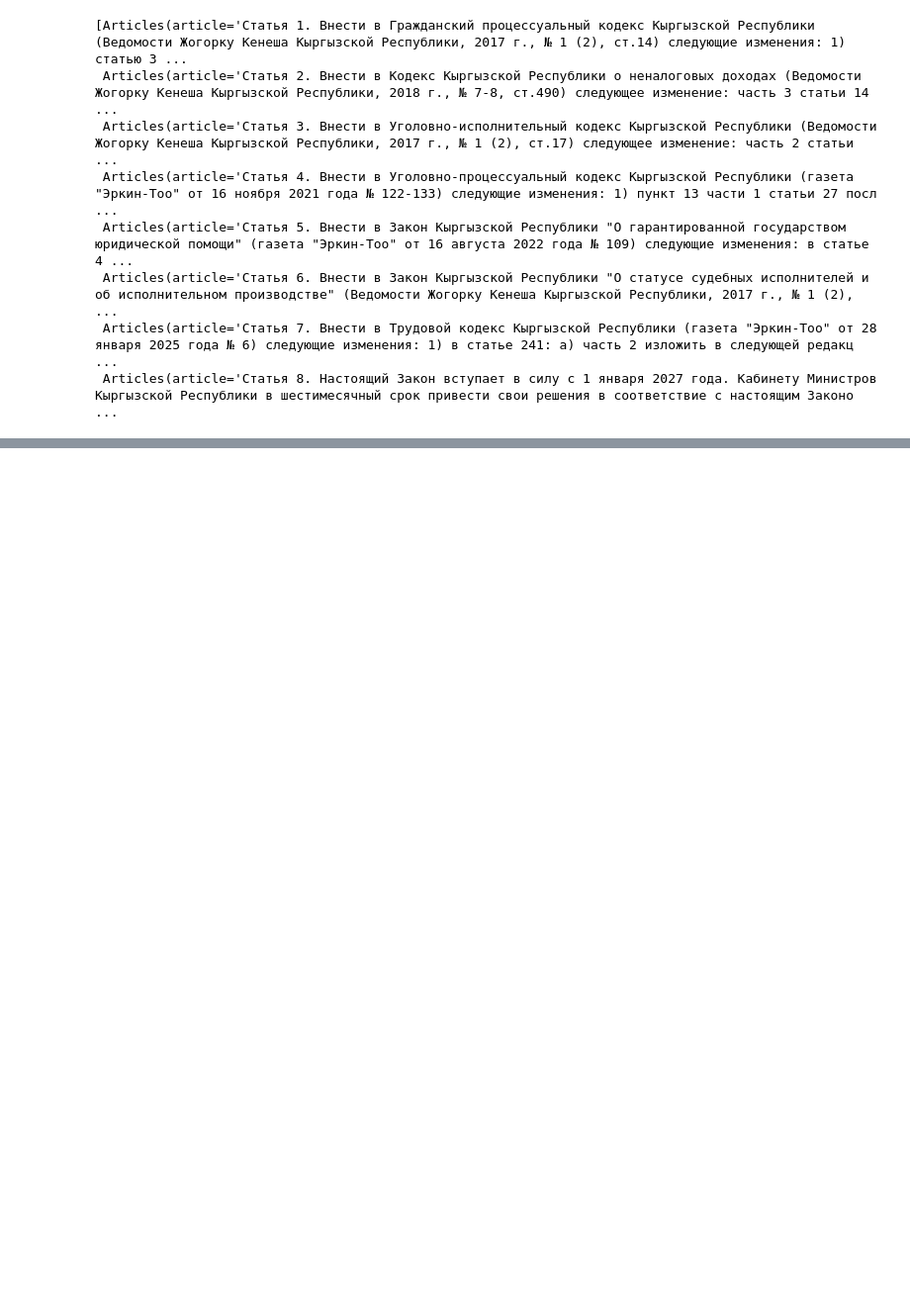
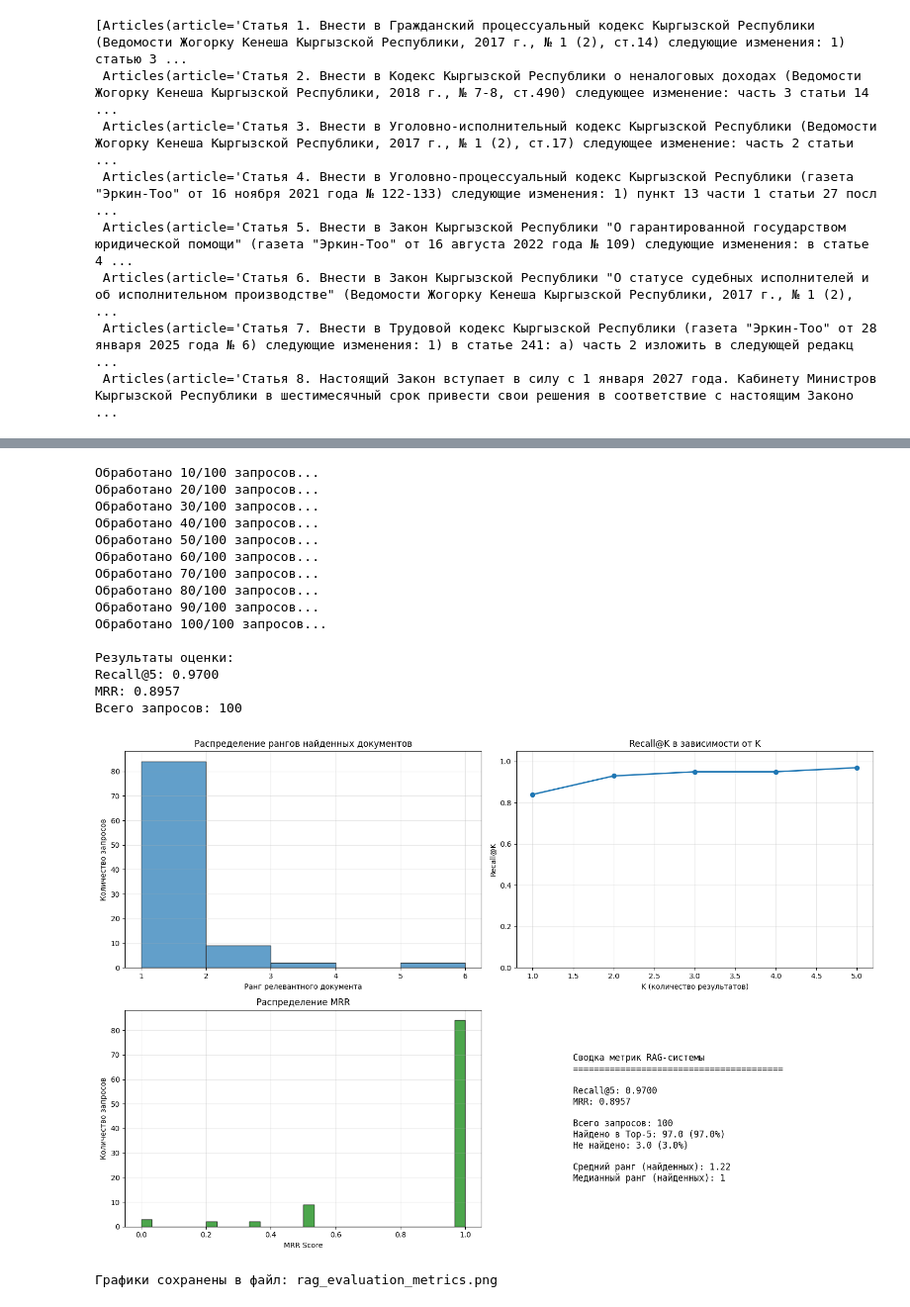
Before and after one commit to Hanbiike/law-rag-system, a Jupyter notebook: test.ipynb, the cells around one changed output, grey strips where cells are left out. Shown at 99% size. Cells and saved outputs as stored; diff of their text form; code cells hidden in the pictures; blank space fills up the shorter version.

```diff
--- a/test.ipynb
+++ b/test.ipynb
@@ -53,0 +422,29 @@ res2.articles
+# %%
+# Оценка системы с детальными данными
+metrics = evaluate_rag_system_with_details(answers_df, searcher, embedder, top_k=5)
+
+print(f"\nРезультаты оценки:")
+print(f"Recall@5: {metrics['recall@5']:.4f}")
+print(f"MRR: {metrics['mrr']:.4f}")
+print(f"Всего запросов: {metrics['total_queries']}")
+
+# Построение графиков
+plot_rag_metrics(metrics, top_k=5)
+# %% [output]
+Обработано 10/100 запросов...
+Обработано 20/100 запросов...
+Обработано 30/100 запросов...
+Обработано 40/100 запросов...
+Обработано 50/100 запросов...
+Обработано 60/100 запросов...
+Обработано 70/100 запросов...
+Обработано 80/100 запросов...
+Обработано 90/100 запросов...
+Обработано 100/100 запросов...
+
+Результаты оценки:
+Recall@5: 0.9700
+MRR: 0.8957
+Всего запросов: 100
+[figure, added]
+Графики сохранены в файл: rag_evaluation_metrics.png
```
Also changed, not shown: parts of 13 cells of this notebook, 9 other files.
